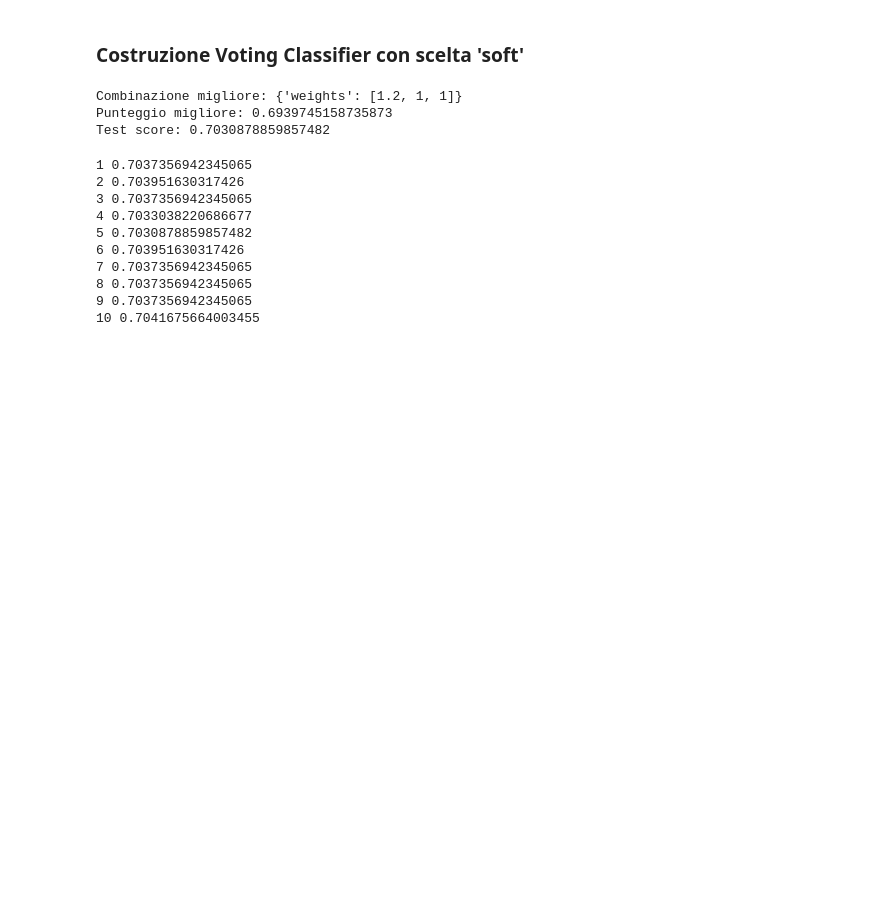
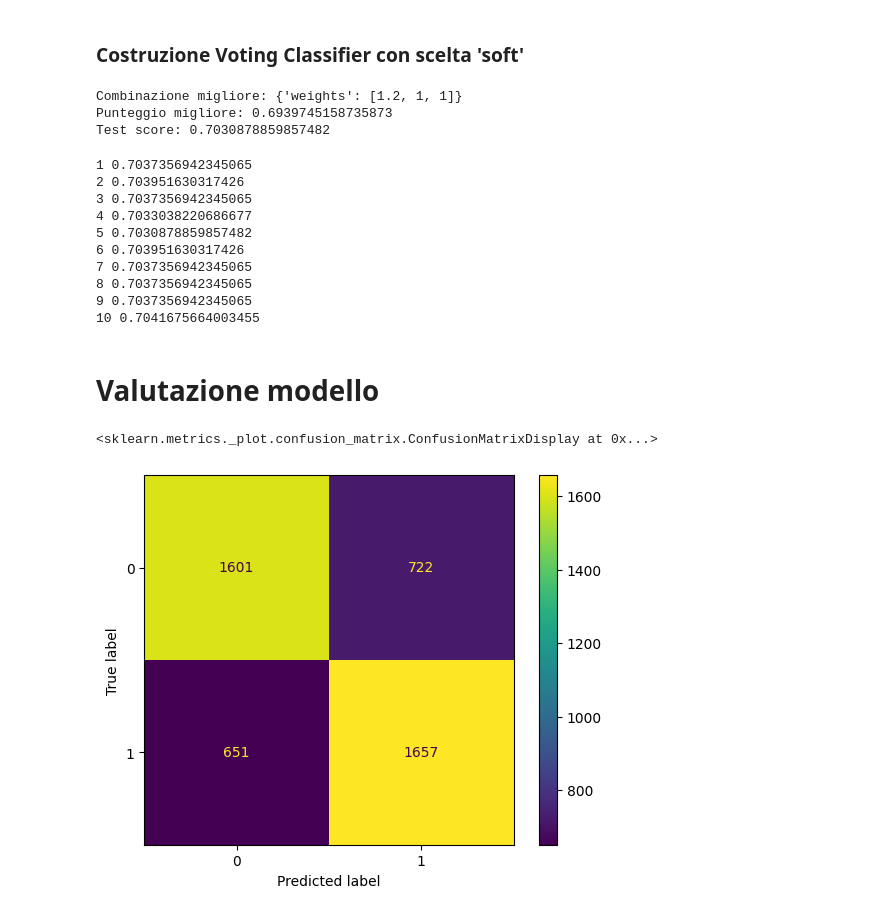
Before and after one commit to ludovicolc/ten, a Jupyter notebook: tennis_bet.ipynb, the cells around one changed output. Saved outputs shown, nothing was run; the diff lists cells and outputs as text; code cells hidden in the pictures; blank space fills up the shorter version.

```diff
--- a/tennis_bet.ipynb
+++ b/tennis_bet.ipynb
@@ -94,8 +112,7 @@ df_ten['diff_dob'] = df_ten.a_dob - df_ten.b_dob
 # %% [markdown]
 # Implementazione modello
 # %%
-X, y = df_ten.drop(columns=['vincitore', 'a_ps', 'b_ps', 'best_of', 'series', 'court', 'surface',
-                            'a_b365', 'b_b365']), df_ten.vincitore
+X, y = df_ten.drop(columns=['vincitore', 'a_ps', 'b_ps', 'a_b365', 'b_b365']), df_ten.vincitore
 # %%
 X = pd.get_dummies(X, drop_first=True)
 # %%
@@ -247,3 +264,14 @@ for x in range(10):
 8 0.7037356942345065
 9 0.7037356942345065
 10 0.7041675664003455
+# %% [markdown]
+# Valutazione modello
+# %%
+vc = joblib.load('vc_b_clf_joblib')
+vc.fit(X_train_std, y_train)
+y_pred = vc.predict(X_test_std)
+# %%
+plot_confusion_matrix(vc, X_test_std, y_test)
+# %% [output]
+<sklearn.metrics._plot.confusion_matrix.ConfusionMatrixDisplay at 0x...>
+[figure, added]
```
Also changed, not shown: parts of 5 cells of this notebook.
